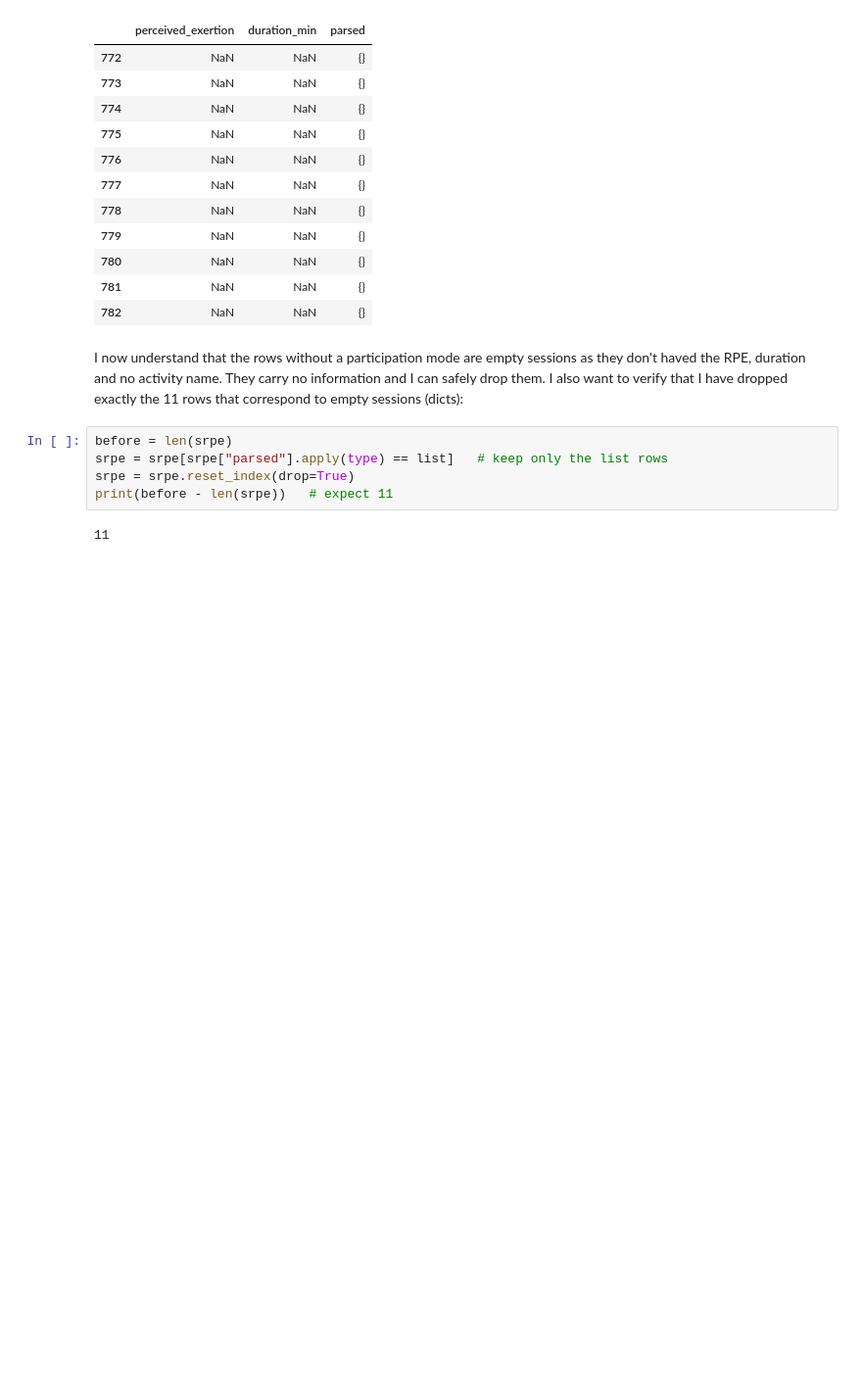
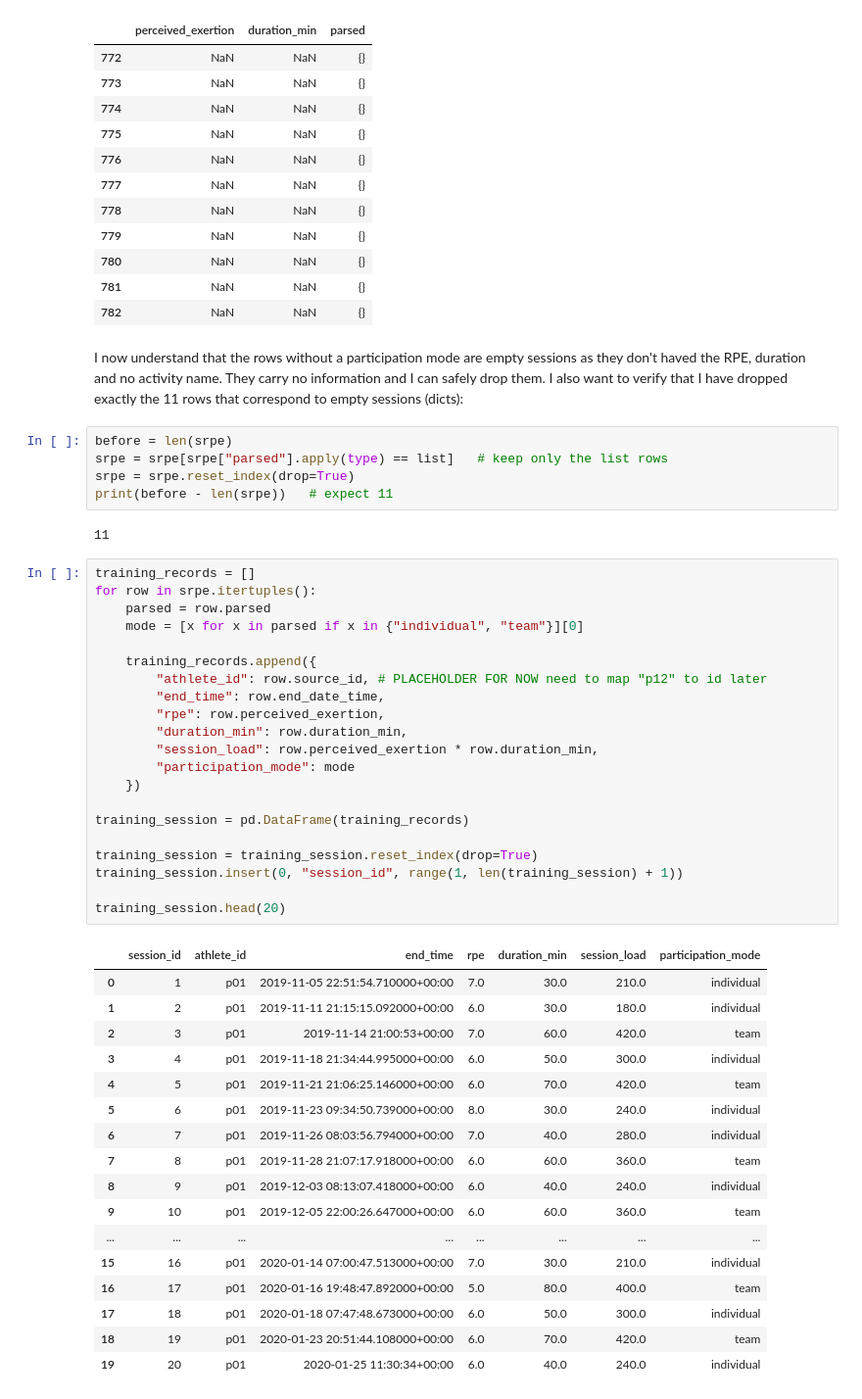
Before and after one commit to vish-mandalika/sql-pipeline-athletic-performance, a Jupyter notebook: etl.ipynb, the cells around one changed output. Shown at 98% size. Drawn from its saved outputs; the diff is of its cells as text; blank space fills up the shorter version.

```diff
--- a/etl.ipynb
+++ b/etl.ipynb
@@ -353,3 +353,42 @@ srpe = srpe.reset_index(drop=True)
 print(before - len(srpe))   # expect 11
 # %% [output]
 11
+# %%
+training_records = []
+for row in srpe.itertuples():
+    parsed = row.parsed
+    mode = [x for x in parsed if x in {"individual", "team"}][0]
+
+    training_records.append({
+        "athlete_id": row.source_id, # PLACEHOLDER FOR NOW need to map "p12" to id later
+        "end_time": row.end_date_time,
+        "rpe": row.perceived_exertion,
+        "duration_min": row.duration_min,
+        "session_load": row.perceived_exertion * row.duration_min,
+        "participation_mode": mode
+    })
+
+training_session = pd.DataFrame(training_records)
+
+training_session = training_session.reset_index(drop=True)
+training_session.insert(0, "session_id", range(1, len(training_session) + 1))
+
+training_session.head(20)
+# %% [output]
+|  | session_id | athlete_id | end_time | rpe | duration_min | session_load | participation_mode |
+| 0 | 1 | p01 | 2019-11-05 22:51:54.710000+00:00 | 7.0 | 30.0 | 210.0 | individual |
+| 1 | 2 | p01 | 2019-11-11 21:15:15.092000+00:00 | 6.0 | 30.0 | 180.0 | individual |
+| 2 | 3 | p01 | 2019-11-14 21:00:53+00:00 | 7.0 | 60.0 | 420.0 | team |
+| 3 | 4 | p01 | 2019-11-18 21:34:44.995000+00:00 | 6.0 | 50.0 | 300.0 | individual |
+| 4 | 5 | p01 | 2019-11-21 21:06:25.146000+00:00 | 6.0 | 70.0 | 420.0 | team |
+| 5 | 6 | p01 | 2019-11-23 09:34:50.739000+00:00 | 8.0 | 30.0 | 240.0 | individual |
+| 6 | 7 | p01 | 2019-11-26 08:03:56.794000+00:00 | 7.0 | 40.0 | 280.0 | individual |
+| 7 | 8 | p01 | 2019-11-28 21:07:17.918000+00:00 | 6.0 | 60.0 | 360.0 | team |
+| 8 | 9 | p01 | 2019-12-03 08:13:07.418000+00:00 | 6.0 | 40.0 | 240.0 | individual |
+| 9 | 10 | p01 | 2019-12-05 22:00:26.647000+00:00 | 6.0 | 60.0 | 360.0 | team |
+| ... | ... | ... | ... | ... | ... | ... | ... |
+| 15 | 16 | p01 | 2020-01-14 07:00:47.513000+00:00 | 7.0 | 30.0 | 210.0 | individual |
+| 16 | 17 | p01 | 2020-01-16 19:48:47.892000+00:00 | 5.0 | 80.0 | 400.0 | team |
+| 17 | 18 | p01 | 2020-01-18 07:47:48.673000+00:00 | 6.0 | 50.0 | 300.0 | individual |
+| 18 | 19 | p01 | 2020-01-23 20:51:44.108000+00:00 | 6.0 | 70.0 | 420.0 | team |
+| 19 | 20 | p01 | 2020-01-25 11:30:34+00:00 | 6.0 | 40.0 | 240.0 | individual |
```
Also changed, not shown: parts of 4 cells of this notebook.
